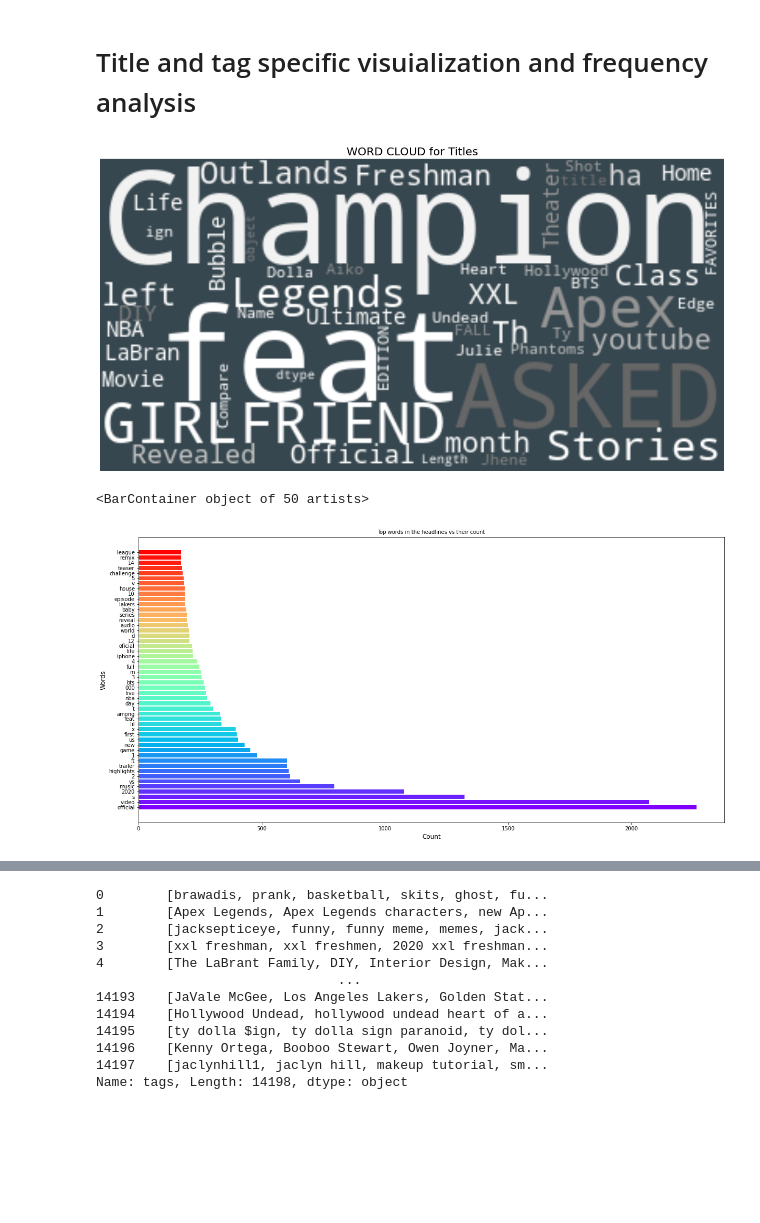
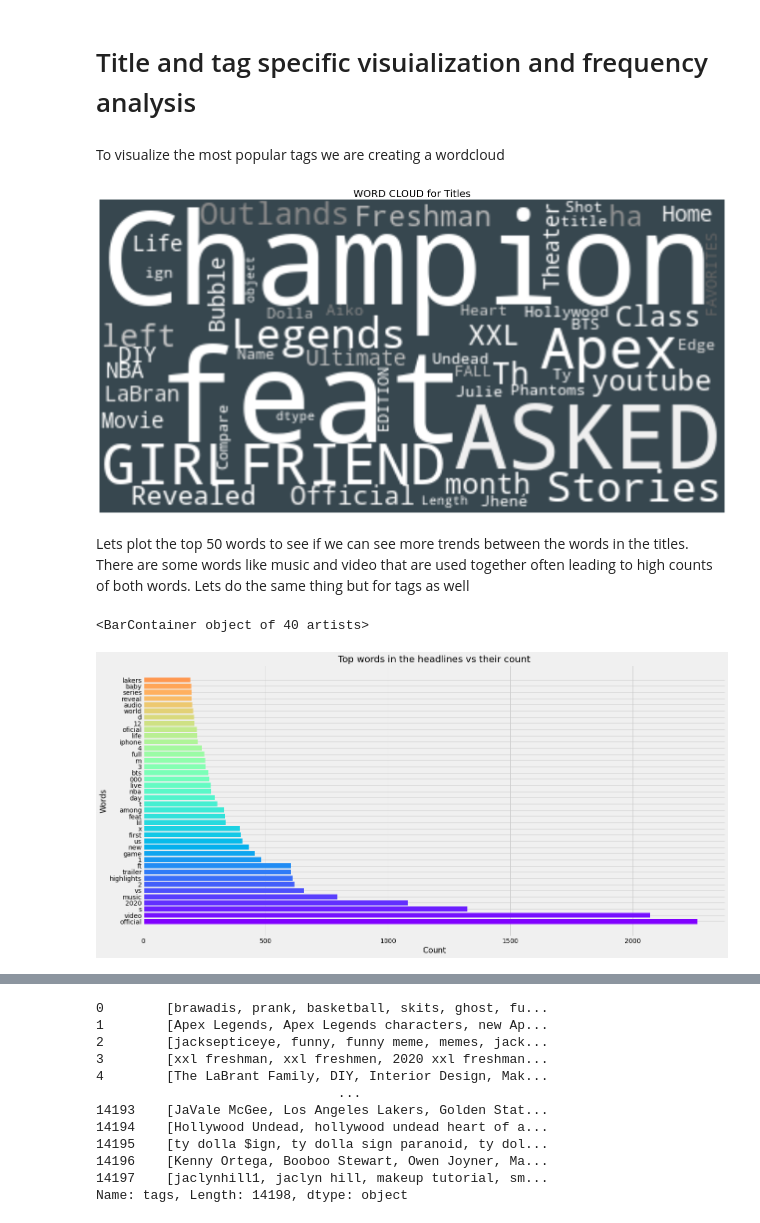
Before and after one commit to m677s345/EECS_731_SEMESTER_PROJECT_TRENDING, a Jupyter notebook: EECS_731__Semester_Project.ipynb, the cells around one changed output, grey strips where cells are left out. Saved outputs shown, nothing was run; the diff lists cells and outputs as text; code cells hidden in the pictures; blank space fills up the shorter version.

```diff
--- a/EECS_731__Semester_Project.ipynb
+++ b/EECS_731__Semester_Project.ipynb
@@ -44,19 +44,12 @@ from nltk import pos_tag
 from nltk.stem.wordnet import WordNetLemmatizer
 from nltk.tokenize import word_tokenize
 from nltk.tokenize import TweetTokenizer
+import warnings
+warnings.filterwarnings("ignore")
+from statsmodels.tsa.holtwinters import ExponentialSmoothing
+%matplotlib inline
+plt.style.use('fivethirtyeight')
+from pylab import rcParams
-# %%
-#Plot settings
-SMALL_SIZE = 10
-MEDIUM_SIZE = 12
-BIGGER_SIZE = 14
-
-plt.rc('font', size=SMALL_SIZE)          # controls default text sizes
-plt.rc('axes', titlesize=SMALL_SIZE)     # fontsize of the axes title
-plt.rc('axes', labelsize=MEDIUM_SIZE)    # fontsize of the x and y labels
-plt.rc('xtick', labelsize=SMALL_SIZE)    # fontsize of the tick labels
-plt.rc('ytick', labelsize=SMALL_SIZE)    # fontsize of the tick labels
-plt.rc('legend', fontsize=SMALL_SIZE)    # legend fontsize
-plt.rc('figure', titlesize=BIGGER_SIZE)  # fontsize of the figure title
 # %%
 df = pd.read_csv("/content/project_name/data/raw/US_youtube_trending_data.csv",header=0)
 # %%
@@ -355,6 +374,8 @@ plt.show()
 def grey_color_func(word, font_size, position, orientation, random_state=None,
                     **kwargs):
     return "hsl(0, 0%%, %d%%)" % random.randint(40, 200)
+# %% [markdown]
+To visualize the most popular tags we are creating a wordcloud
 # %%
 import os
 import random
@@ -375,7 +396,7 @@ plt.title("WORD CLOUD for Titles", fontsize = 20)
 plt.axis('off')
 plt.show()
 # %% [output]
-[figure, old version]
+[figure, new version]
 # %%
 all_titles = ' '.join(df['title'].str.lower())
 
@@ -392,20 +413,23 @@ counted_words = collections.Counter(filtered_words)
 
 words = []
 counts = []
-for letter, count in counted_words.most_common(50):
+for letter, count in counted_words.most_common(40):
     words.append(letter)
     counts.append(count)
+# %% [markdown]
+Lets plot the top 50 words to see if we can see more trends between the words in the titles. There are some words like music and video that are used together often leading to high counts of both words. Lets do the same thing but for tags as well
 # %%
 colors = cm.rainbow(np.linspace(0, 1, 50))
 rcParams['figure.figsize'] = 20, 10
 
 plt.title('Top words in the headlines vs their count')
 plt.xlabel('Count')
 plt.ylabel('Words')
+plt.style.use('fivethirtyeight')
 plt.barh(words, counts, color=colors)
 # %% [output]
-<BarContainer object of 50 artists>
+<BarContainer object of 40 artists>
-[figure, old version]
+[figure, new version]
 # %%
 plt.figure(figsize = (20,20))
 
```
Also changed, not shown: parts of 103 cells of this notebook.
